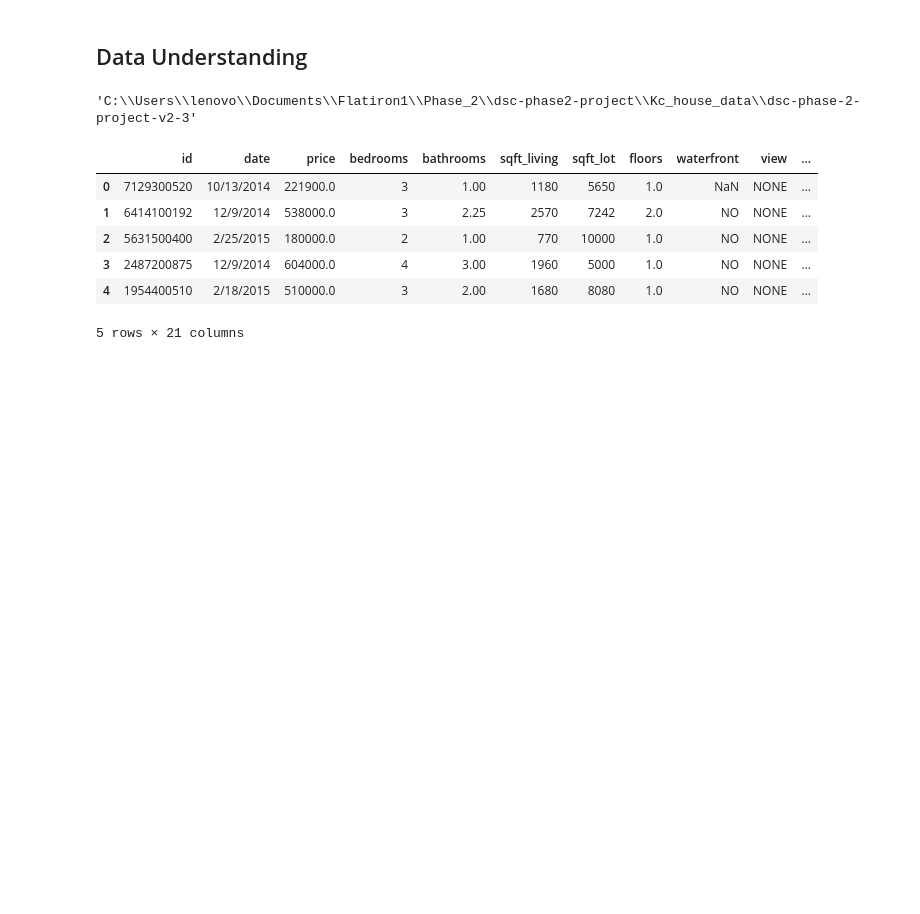
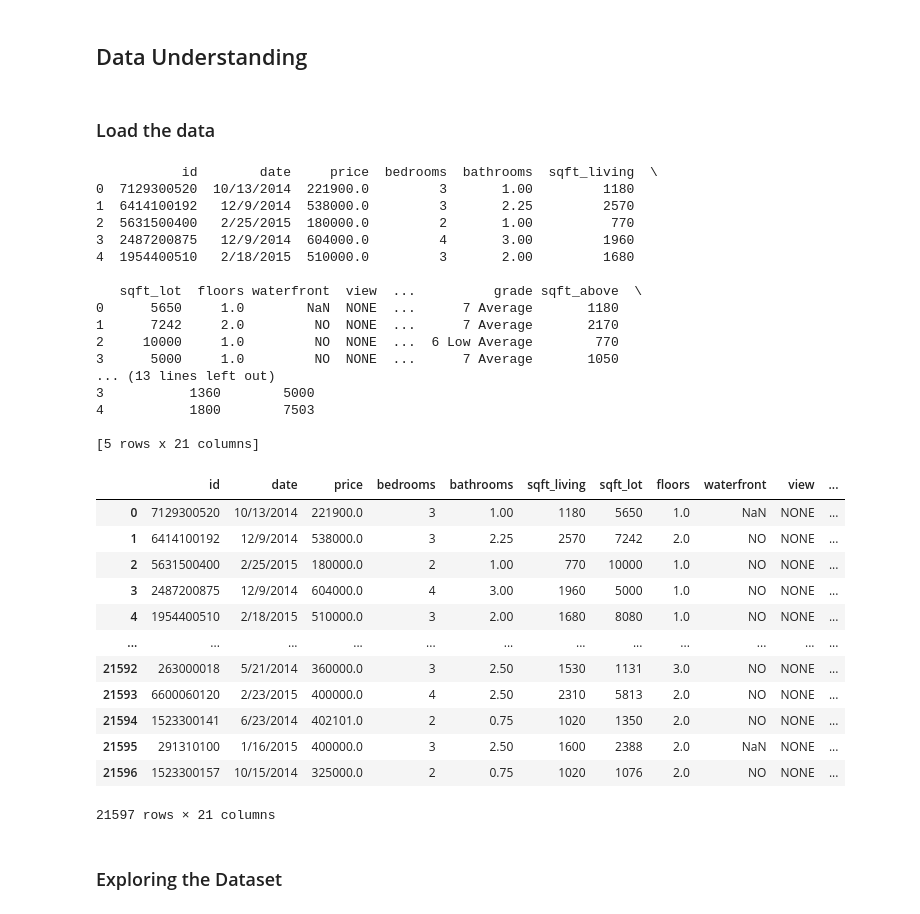
Before and after one commit to Beatrice-Kariuki/Sharing-Project-Phase-2, a Jupyter notebook: student.ipynb, the cells around one changed output. Saved outputs shown, nothing was run; the diff lists cells and outputs as text; code cells hidden in the pictures; blank space fills up the shorter version.

```diff
--- a/student.ipynb
+++ b/student.ipynb
@@ -32,27 +32,53 @@ The key stakeholders who play a vital role in the real estate industry are ;
  - Real Estate Appriasers - Determine the value of a property based on various factors,helping buyers and lenders assess its      worth.
 # %% [markdown]
 ## Data Understanding ##
+# %% [markdown]
+### Load the data
 # %%
 import pandas as pd
 import numpy as np
 import matplotlib.pyplot as plt
 %matplotlib inline
 import seaborn as sns
-# %%
-pwd
-# %% [output]
-'C:\\Users\\lenovo\\Documents\\Flatiron1\\Phase_2\\dsc-phase2-project\\Kc_house_data\\dsc-phase-2-project-v2-3'
 # %%
 #To load 'KC_house_data.csv' as a dataframe
 # copy the file path to access the file since its in a different directory
-
-KC = pd.read_csv('./data/kc_house_data.csv')
-KC.head()
+file_path = './kc_house_data.csv'
+KC = pd.read_csv(file_path)
+print(KC.head())
 # %% [output]
-|  | id | date | price | bedrooms | bathrooms | sqft_living | sqft_lot | floors | waterfront | view | ... |
-| 0 | 7129300520 | 10/13/2014 | 221900.0 | 3 | 1.00 | 1180 | 5650 | 1.0 | NaN | NONE | ... |
-| 1 | 6414100192 | 12/9/2014 | 538000.0 | 3 | 2.25 | 2570 | 7242 | 2.0 | NO | NONE | ... |
-| 2 | 5631500400 | 2/25/2015 | 180000.0 | 2 | 1.00 | 770 | 10000 | 1.0 | NO | NONE | ... |
-| 3 | 2487200875 | 12/9/2014 | 604000.0 | 4 | 3.00 | 1960 | 5000 | 1.0 | NO | NONE | ... |
-| 4 | 1954400510 | 2/18/2015 | 510000.0 | 3 | 2.00 | 1680 | 8080 | 1.0 | NO | NONE | ... |
-5 rows × 21 columns
+           id        date     price  bedrooms  bathrooms  sqft_living  \
+0  7129300520  10/13/2014  221900.0         3       1.00         1180
+1  6414100192   12/9/2014  538000.0         3       2.25         2570
+2  5631500400   2/25/2015  180000.0         2       1.00          770
+3  2487200875   12/9/2014  604000.0         4       3.00         1960
+4  1954400510   2/18/2015  510000.0         3       2.00         1680
+
+   sqft_lot  floors waterfront  view  ...          grade sqft_above  \
+0      5650     1.0        NaN  NONE  ...      7 Average       1180
+1      7242     2.0         NO  NONE  ...      7 Average       2170
+2     10000     1.0         NO  NONE  ...  6 Low Average        770
+3      5000     1.0         NO  NONE  ...      7 Average       1050
+... (13 lines left out)
+3           1360        5000
+4           1800        7503
+
+[5 rows x 21 columns]
+# %%
+KC
+# %% [output]
+|  | id | date | price | bedrooms | bathrooms | sqft_living | sqft_lot | floors | waterfront | view | ... |
+| 0 | 7129300520 | 10/13/2014 | 221900.0 | 3 | 1.00 | 1180 | 5650 | 1.0 | NaN | NONE | ... |
+| 1 | 6414100192 | 12/9/2014 | 538000.0 | 3 | 2.25 | 2570 | 7242 | 2.0 | NO | NONE | ... |
+| 2 | 5631500400 | 2/25/2015 | 180000.0 | 2 | 1.00 | 770 | 10000 | 1.0 | NO | NONE | ... |
+| 3 | 2487200875 | 12/9/2014 | 604000.0 | 4 | 3.00 | 1960 | 5000 | 1.0 | NO | NONE | ... |
+| 4 | 1954400510 | 2/18/2015 | 510000.0 | 3 | 2.00 | 1680 | 8080 | 1.0 | NO | NONE | ... |
+| ... | ... | ... | ... | ... | ... | ... | ... | ... | ... | ... | ... |
+| 21592 | 263000018 | 5/21/2014 | 360000.0 | 3 | 2.50 | 1530 | 1131 | 3.0 | NO | NONE | ... |
+| 21593 | 6600060120 | 2/23/2015 | 400000.0 | 4 | 2.50 | 2310 | 5813 | 2.0 | NO | NONE | ... |
+| 21594 | 1523300141 | 6/23/2014 | 402101.0 | 2 | 0.75 | 1020 | 1350 | 2.0 | NO | NONE | ... |
+| 21595 | 291310100 | 1/16/2015 | 400000.0 | 3 | 2.50 | 1600 | 2388 | 2.0 | NaN | NONE | ... |
+| 21596 | 1523300157 | 10/15/2014 | 325000.0 | 2 | 0.75 | 1020 | 1076 | 2.0 | NO | NONE | ... |
+21597 rows × 21 columns
+# %% [markdown]
+### Exploring the Dataset
```
Also changed, not shown: parts of 33 cells of this notebook.
